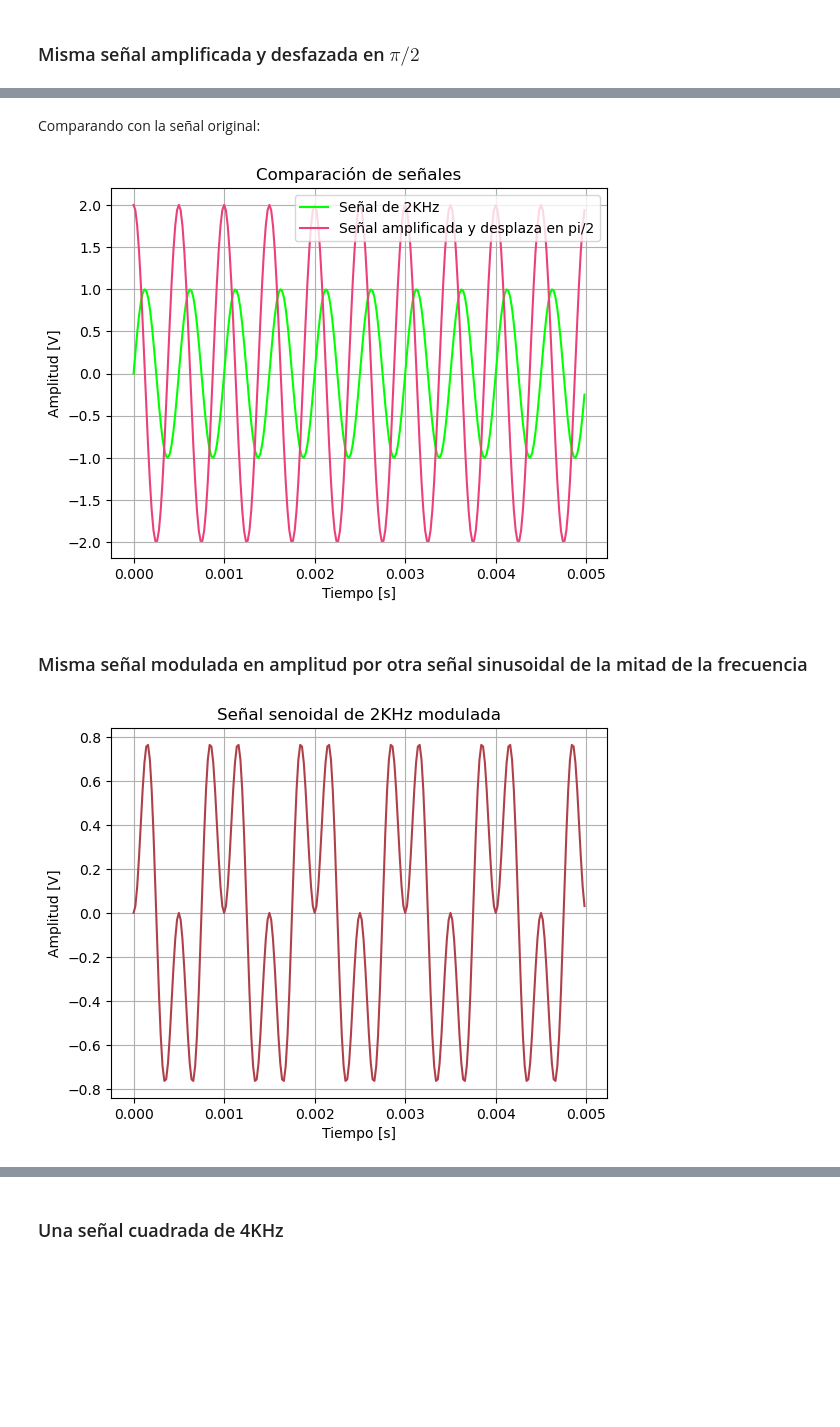
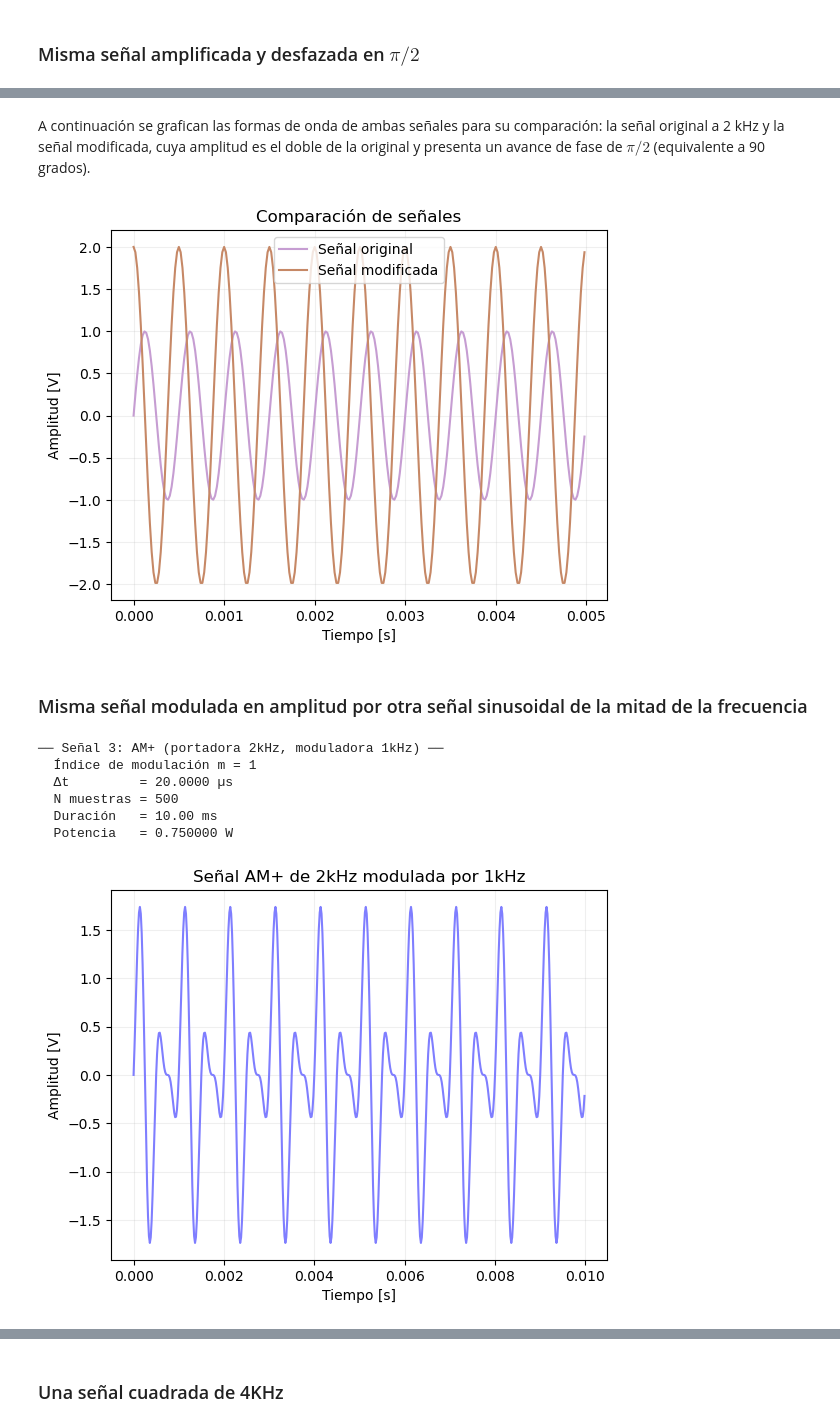
Before and after one commit to moradelacorte/APS, a Jupyter notebook: Mis_trabajos/TS1.ipynb, the cells around one changed output, grey strips where cells are left out. Cells and saved outputs as stored; diff of their text form; code cells hidden in the pictures; blank space fills up the shorter version.

```diff
--- a/Mis_trabajos/TS1.ipynb
+++ b/Mis_trabajos/TS1.ipynb
@@ -42,6 +55,7 @@ En cada caso indique tiempo entre muestras, número de muestras y potencia o ene
 # %%
 import numpy as np
 
+# función para sintetizar señales senoidales.
 def mi_funcion_sen(vmax, dc, ff, ph, nn, fs):
 
     # tiempo de muestreo
@@ -54,3 +68,13 @@ def mi_funcion_sen(vmax, dc, ff, ph, nn, fs):
     xx = vmax * np.sin(2*np.pi*ff*tt + ph) + dc
 
     return tt, xx
+
+# función para calular la potencia media de una señal.
+def potencia_media(xx):
+    pp = np.mean(xx ** 2)
+    return pp
+
+# función para calular la energía de una señal.
+def energia(xx, ts):
+    ee = np.sum(xx ** 2) * ts
+    return ee
@@ -96,36 +144,56 @@ plt.show()
 # %% [markdown]
-Comparando con la señal original:
+A continuación se grafican las formas de onda de ambas señales para su comparación: la señal original a 2 kHz y la señal modificada, cuya amplitud es el doble de la original y presenta un avance de fase de $\pi/2$ (equivalente a 90 grados).
 # %%
 
-plt.plot(tt, xx1,color='#00FF00', label = 'Señal de 2KHz')
-plt.plot(tt, xx2,color='#EC407A', label = 'Señal amplificada y desplaza en pi/2')
+plt.plot(tt1, xx1,color='#C69DD2', label = 'Señal original')
+plt.plot(tt2, xx2,color='#C68866', label = 'Señal modificada')
 plt.legend()
 plt.xlabel("Tiempo [s]")
 plt.ylabel("Amplitud [V]")
 plt.title("Comparación de señales")
-plt.grid(True)
+plt.grid(True, alpha=0.2)
 
 plt.show()
 # %% [output]
-[figure, old version]
+[figure, new version]
 # %% [markdown]
 ### Misma señal modulada en amplitud por otra señal sinusoidal de la mitad de la frecuencia
 # %%
 import matplotlib.pyplot as plt
 
-ff = 1000 # la mitad de 2KHz es 1KHz
+ff_portadora  = 2000
+ff_moduladora = 1000   # mitad de la portadora
+m = 1                  # índice de modulación (0 < m <= 1 para no sobremodular)
 
-tt, xx_modu= mi_funcion_sen(vmax=1, dc=0, ff=ff, ph=0, nn=N, fs=fs)
+N3 = int(10 / ff_moduladora * FS)   # 10 ciclos de la señal más lenta
 
-xx3 = xx_modu * xx1
+tt3, portadora   = mi_funcion_sen(vmax=1, dc=0, ff=ff_portadora,  ph=0, nn=N3, fs=FS)
+tt3,  moduladora  = mi_funcion_sen(vmax=1, dc=0, ff=ff_moduladora, ph=0, nn=N3, fs=FS)
 
-plt.plot(tt, xx3, color='#AF404A')
+# AM+: envolvente nunca cruza cero → sin sobremodulación
+xx3 = (1 + m * moduladora) * portadora
+
+P3 = potencia_media(xx3)
+
+print("── Señal 3: AM+ (portadora 2kHz, moduladora 1kHz) ──")
+print(f"  Índice de modulación m = {m}")
+print(f"  Δt         = {TS*1e6:.4f} µs")
+print(f"  N muestras = {N3}")
+print(f"  Duración   = {N3*TS*1e3:.2f} ms")
+print(f"  Potencia   = {P3:.6f} W ")
+
+plt.plot(tt3, xx3, color='#7F7EFF')
 plt.xlabel("Tiempo [s]")
 plt.ylabel("Amplitud [V]")
-plt.title("Señal senoidal de 2KHz modulada")
-plt.grid(True)
-
+plt.title("Señal AM+ de 2kHz modulada por 1kHz")
+plt.grid(True, alpha=0.2)
 plt.show()
 # %% [output]
+── Señal 3: AM+ (portadora 2kHz, moduladora 1kHz) ──
+  Índice de modulación m = 1
+  Δt         = 20.0000 µs
+  N muestras = 500
+  Duración   = 10.00 ms
+  Potencia   = 0.750000 W
-[figure, old version]
+[figure, new version]
 # %% [markdown]
```
Also changed, not shown: parts of 19 cells of this notebook.
